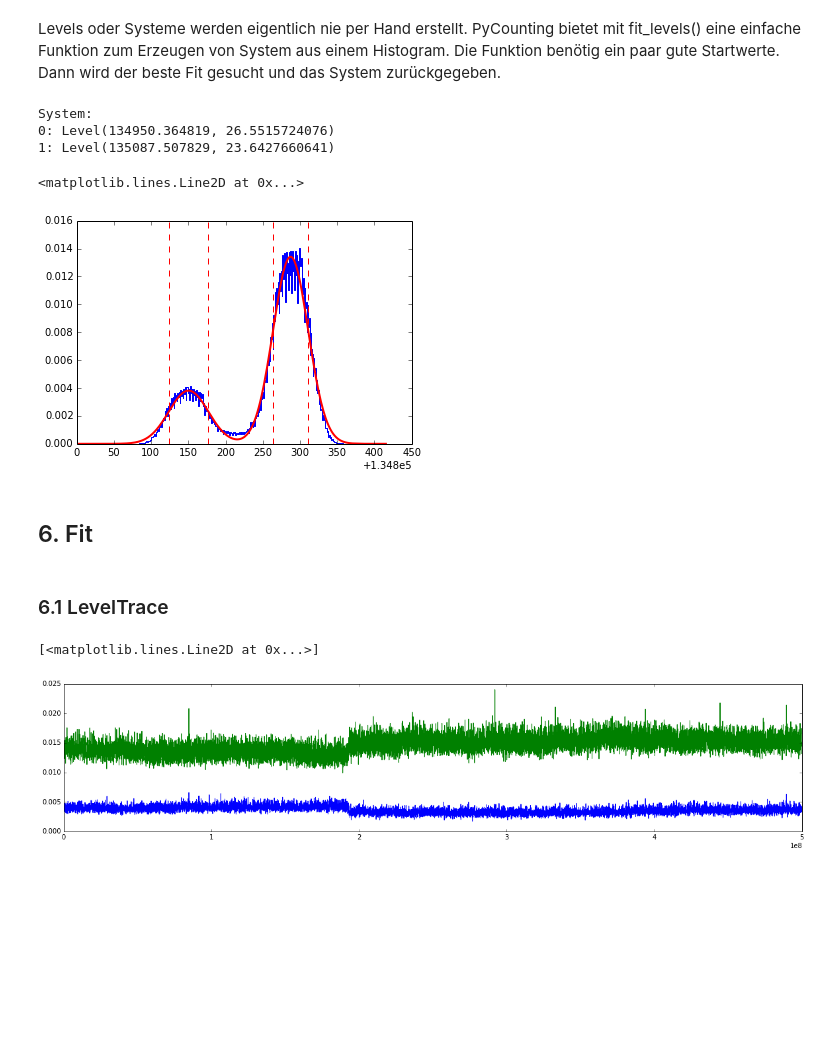
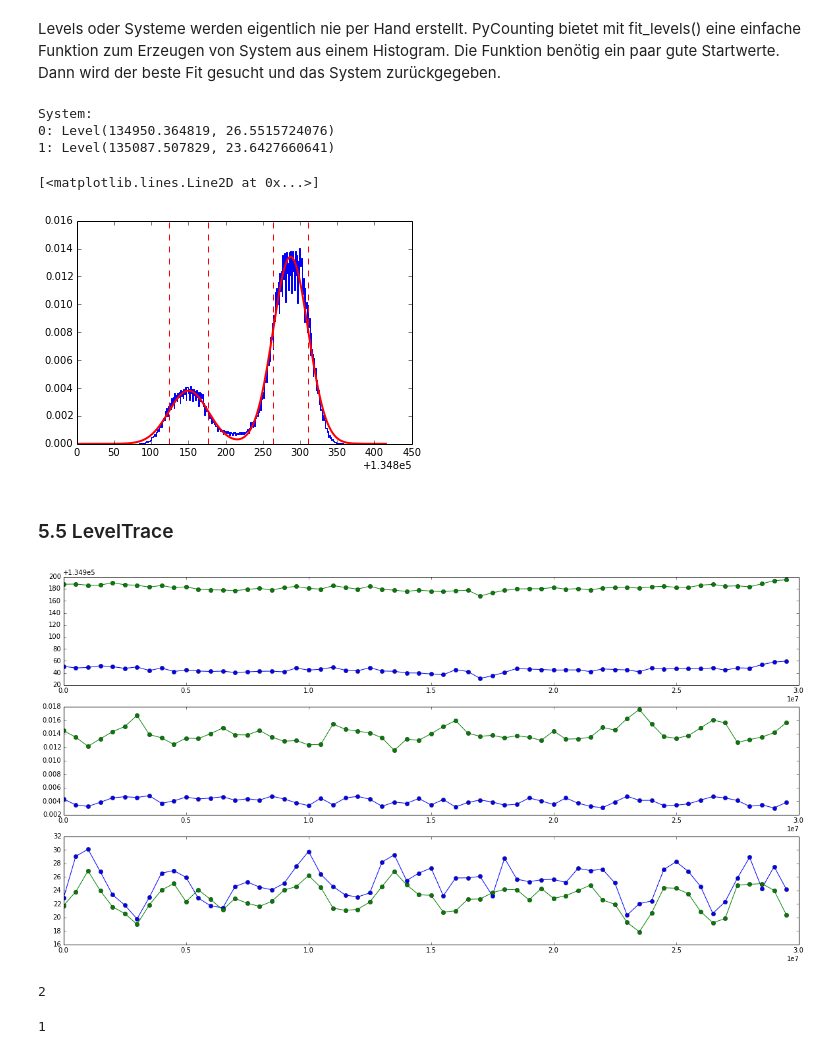
Before and after one commit to t--wagner/pycounting, a Jupyter notebook: PyCounting Tutorial.ipynb, the cells around one changed output. Drawn from its saved outputs; the diff is of its cells as text; code cells hidden in the pictures; blank space fills up the shorter version.

```diff
--- a/PyCounting Tutorial.ipynb
+++ b/PyCounting Tutorial.ipynb
@@ -443,7 +442,7 @@ Levels oder Systeme werden eigentlich nie per Hand erstellt. PyCounting bietet m
 histo = pyc.Histogram(data=trace[0:500e3])
 
 # System anfitten mit Hilfe von Startwerten
-system, fit = pyc.fit_levels(histo,
+system, fit = pyc.System.from_histogram(histo,
                              start_parameters=(0.005, 134950, 20, 0.015, 135075, 20))
 print system
 
@@ -455,24 +454,23 @@ fit.plot(histo.bins, color='red', lw='2')
 System:
 0: Level(134950.364819, 26.5515724076)
 1: Level(135087.507829, 23.6427660641)
-<matplotlib.lines.Line2D at 0x...>
+[<matplotlib.lines.Line2D at 0x...>]
 [figure]
-# %% [markdown]
-## 6. Fit
 # %% [markdown]
-### 6.1 LevelTrace
+### 5.5 LevelTrace
 # %%
-system, fit = pyc.fit_levels(pyc.Histogram(data=trace[:100e3]),
+system, fit = pyc.System.from_histogram(pyc.Histogram(data=trace[:100e3]),
                              start_parameters=(0.005, 134950, 20, 0.015, 135075, 20))
 
-ltrace = pyc.LevelTrace(fit.parameters, 50e3)
+ltrace = pyc.LevelTrace(fit.parameters, 500e3)
 
-for window in trace.windows(100e3, nr=10000):
+for window in trace.windows(100e3, nr=60):
     histo = pyc.Histogram(data=window)
     system, fit = ltrace.fit(histo)
-# %%
-fig = plt.figure(figsize=(20, 4))
-h0, h1 = ltrace.hight
-# %% [output]
-[<matplotlib.lines.Line2D at 0x...>]
-[figure, removed]
+# %%
+fig, ax = plt.subplots(3, 1, figsize=(20, 10))
+ltrace.plot(show='center', ax=ax[0], marker='o')
+ltrace.plot(show='hight',  ax=ax[1], marker='o')
+ltrace.plot(show='sigma',  ax=ax[2], marker='o');
+# %% [output]
+[figure, added]
@@ -478,0 +484,8 @@ h0, h1 = ltrace.hight
+# %%
+a = A()
+# %% [output]
+2
+# %%
+a.a
+# %% [output]
+1
```
Also changed, not shown: parts of 4 cells of this notebook, 1 other file.
